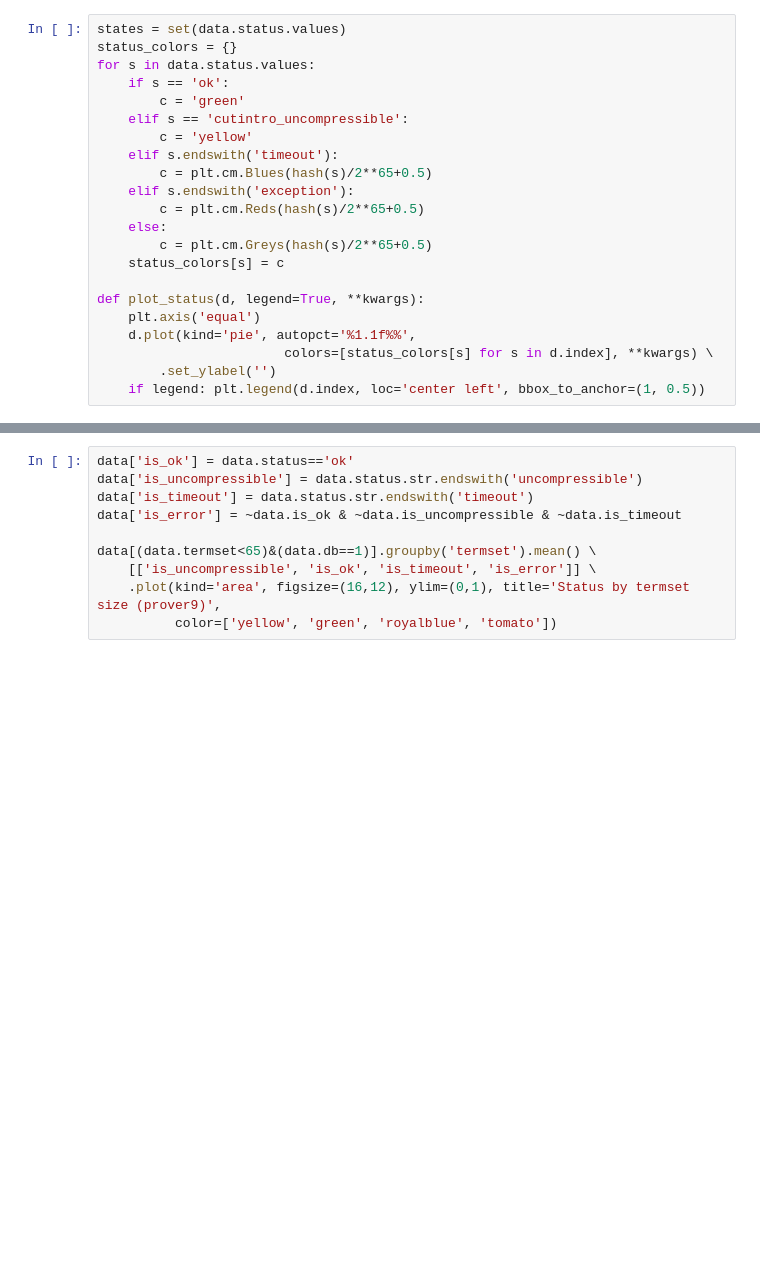
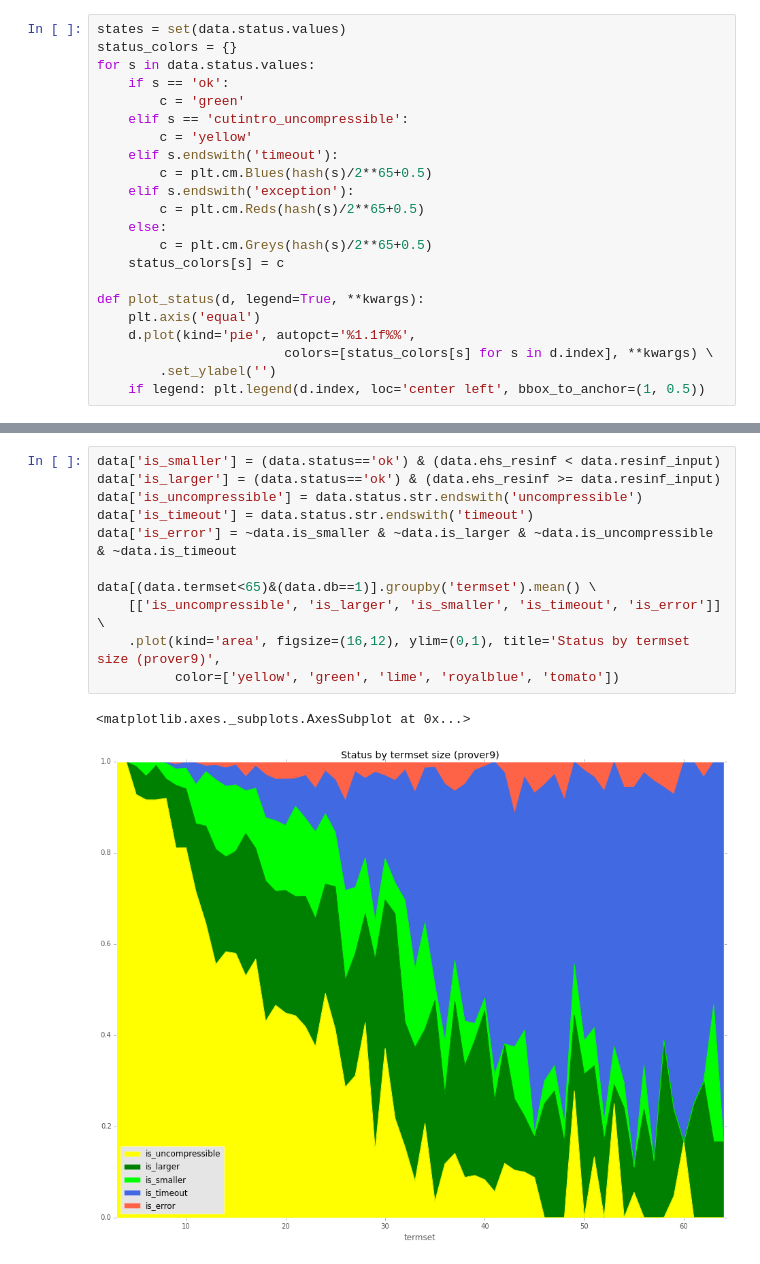
Before and after one commit to gapt/cutintro-results, a Jupyter notebook: 2015-09-04/cutintro.ipynb, the cells around one changed output, grey strips where cells are left out. Drawn from its saved outputs; the diff is of its cells as text; blank space fills up the shorter version.

```diff
--- a/2015-09-04/cutintro.ipynb
+++ b/2015-09-04/cutintro.ipynb
@@ -218,11 +420,15 @@ data[(data.mingrammar >= 0) & ((data.method == 'many_dtable') | (data.method ==
 # %%
-data['is_ok'] = data.status=='ok'
+data['is_smaller'] = (data.status=='ok') & (data.ehs_resinf < data.resinf_input)
+data['is_larger'] = (data.status=='ok') & (data.ehs_resinf >= data.resinf_input)
 data['is_uncompressible'] = data.status.str.endswith('uncompressible')
 data['is_timeout'] = data.status.str.endswith('timeout')
-data['is_error'] = ~data.is_ok & ~data.is_uncompressible & ~data.is_timeout
+data['is_error'] = ~data.is_smaller & ~data.is_larger & ~data.is_uncompressible & ~data.is_timeout
 
 data[(data.termset<65)&(data.db==1)].groupby('termset').mean() \
-    [['is_uncompressible', 'is_ok', 'is_timeout', 'is_error']] \
+    [['is_uncompressible', 'is_larger', 'is_smaller', 'is_timeout', 'is_error']] \
     .plot(kind='area', figsize=(16,12), ylim=(0,1), title='Status by termset size (prover9)',
-          color=['yellow', 'green', 'royalblue', 'tomato'])
+          color=['yellow', 'green', 'lime', 'royalblue', 'tomato'])
+# %% [output]
+<matplotlib.axes._subplots.AxesSubplot at 0x...>
+[figure, added]
 # %%
```
Also changed, not shown: parts of 20 cells of this notebook.
